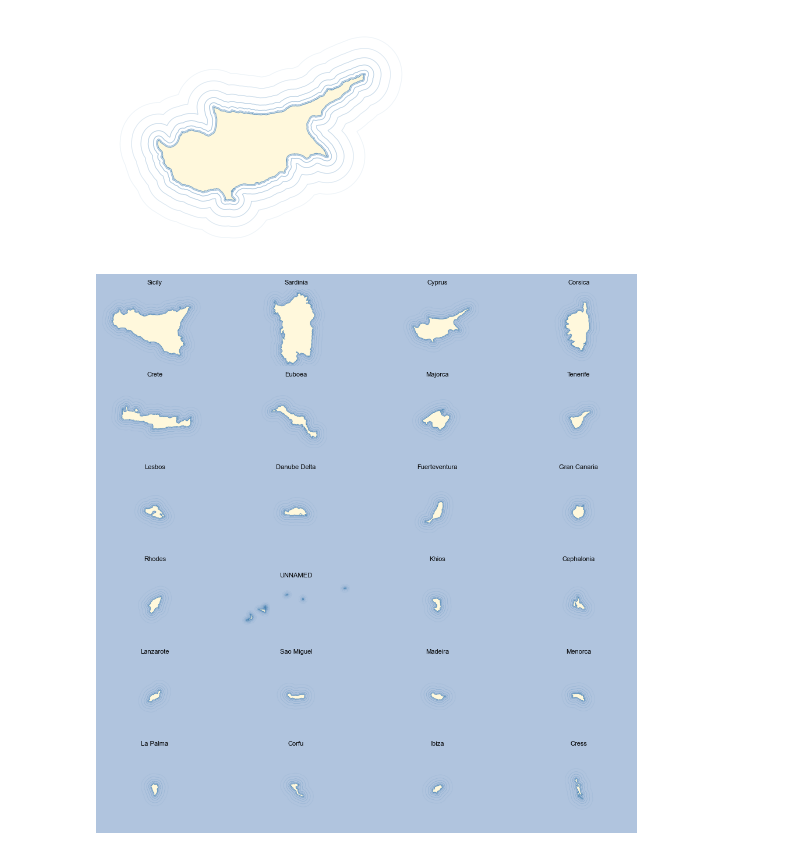
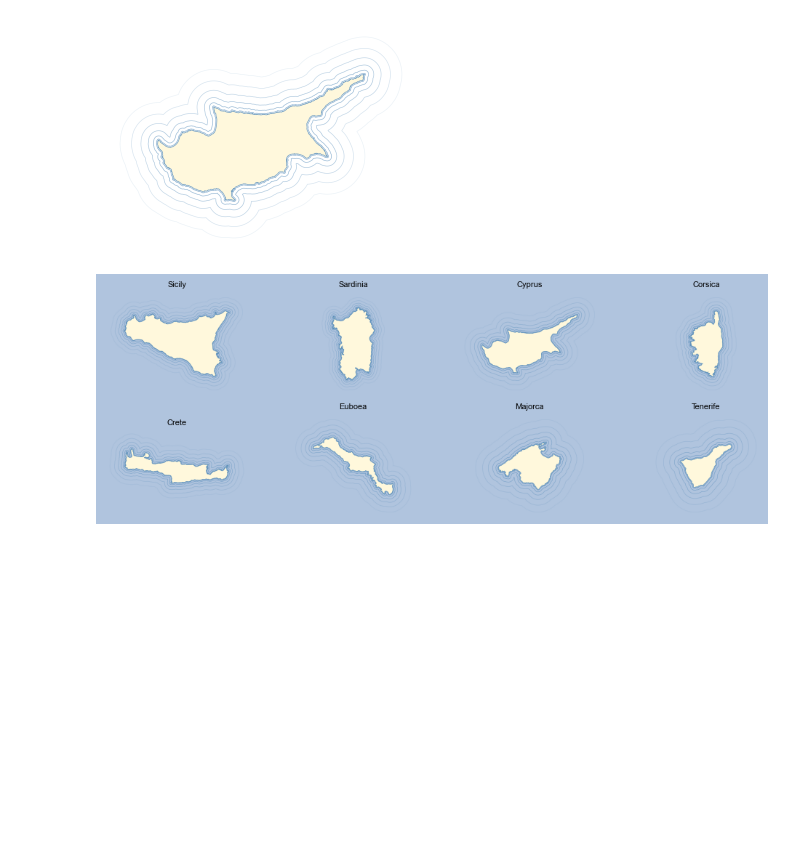
Before and after one commit to marcinszwagrzyk/Geo_Python_Ukraine_2024, a Jupyter notebook: 3_Islands_series_of_maps.ipynb, the cells around one changed output. Cells and saved outputs as stored; diff of their text form; code cells hidden in the pictures; blank space fills up the shorter version.

```diff
--- a/3_Islands_series_of_maps.ipynb
+++ b/3_Islands_series_of_maps.ipynb
@@ -27,7 +25,7 @@ gdf_countries.head(3)
 # Zdefiniowanie nowoczesnej czcionki
 nowoczesna_czcionka = {'family': 'Arial', 'weight': 'normal', 'size': 8}
 # %%
-list_islands = gdf_countries.Name_USGSO.unique()[0:24]
+list_islands = gdf_countries.Name_USGSO.unique()[0:8]
 list_islands
 # %% [output]
 array(['Sicily', 'Sardinia', 'Cyprus', 'Corsica', 'Crete', 'Euboea',
@@ -55,36 +51,33 @@ ax.axis('off')
 # %%
 plt.rcParams['figure.facecolor'] = 'lightsteelblue'
 fig, axs = plt.subplots(int(len(list_islands)/4), 4, figsize=(12,(len(list_islands)/4)*2))
 
 axs = axs.flatten()
 
 
 for i in range(0, len(list_islands)):
     try:
         gdf_cntr = gdf_countries[gdf_countries.Name_USGSO==list_islands[i]]
         ax = axs[i]
-        range_num = 7
-
+        range_num = 7 # numberof buffer rings
         alpha = 0.8
         for buf_num in range(0, range_num):
             alpha = alpha - 0.1
             gdf_cntr.geometry.buffer(buf_num ** 2 * 1000).boundary.plot(ax=ax, alpha=alpha,
                                                                     color='steelblue', linewidth=0.5)
 
-        if i <1:
+        if i < 1: # calculate dimensions for the first island
             bounds = gdf_cntr.geometry.buffer(50_000).bounds
             cntr_width = bounds.maxx - bounds.minx
             cntr_hight = bounds.maxy - bounds.miny
 
         gdf_cntr.plot(ax=ax, color='cornsilk', linewidth=0)
 
         ax.axis('off')
         ax.set_title(list_islands[i], fontdict=nowoczesna_czcionka)
-        ax.set_xlim(int(gdf_cntr.centroid.x) - int(cntr_width)/2, int(gdf_cntr.centroid.x) \
-            + int(cntr_width)/2)
-        ax.set_ylim(int(gdf_cntr.centroid.y) - int(cntr_hight)/2, int(gdf_cntr.centroid.y) \
-            + int(cntr_hight)/2)
+        ax.set_xlim(gdf_cntr.centroid.x - cntr_width/2, gdf_cntr.centroid.x  + cntr_width/2)
+        ax.set_ylim(gdf_cntr.centroid.y - cntr_hight/2, gdf_cntr.centroid.y  + cntr_hight/2)
     except:
         pass
 # %% [output]
-[figure, old version]
+[figure, new version]
```
Also changed, not shown: parts of 5 cells of this notebook, 2 other files.
